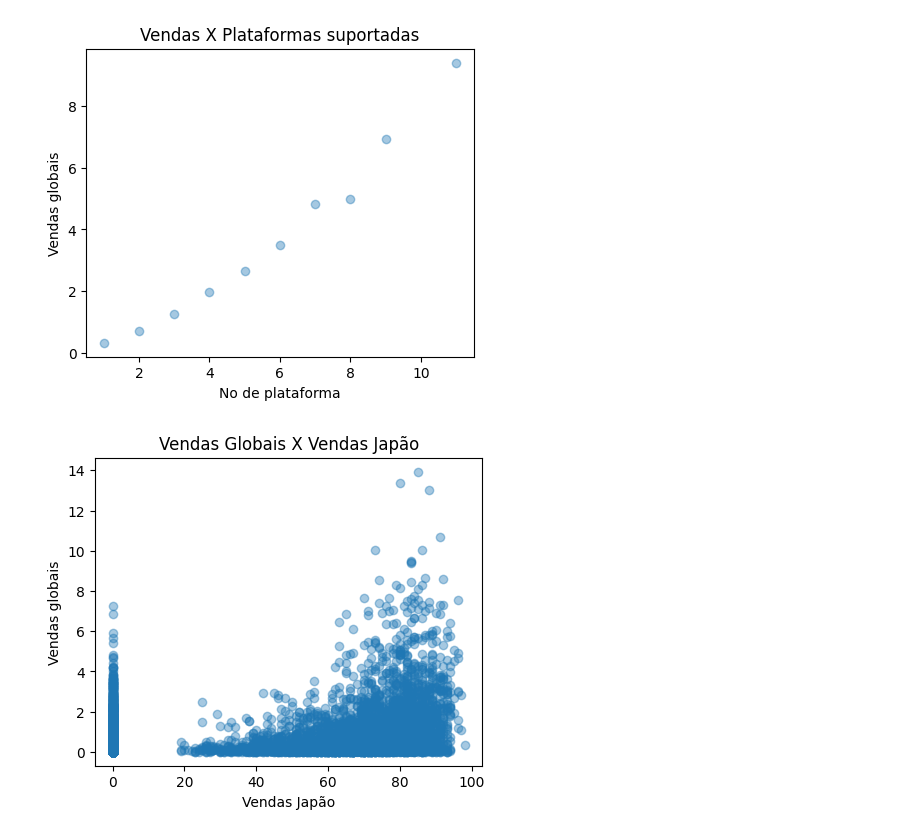
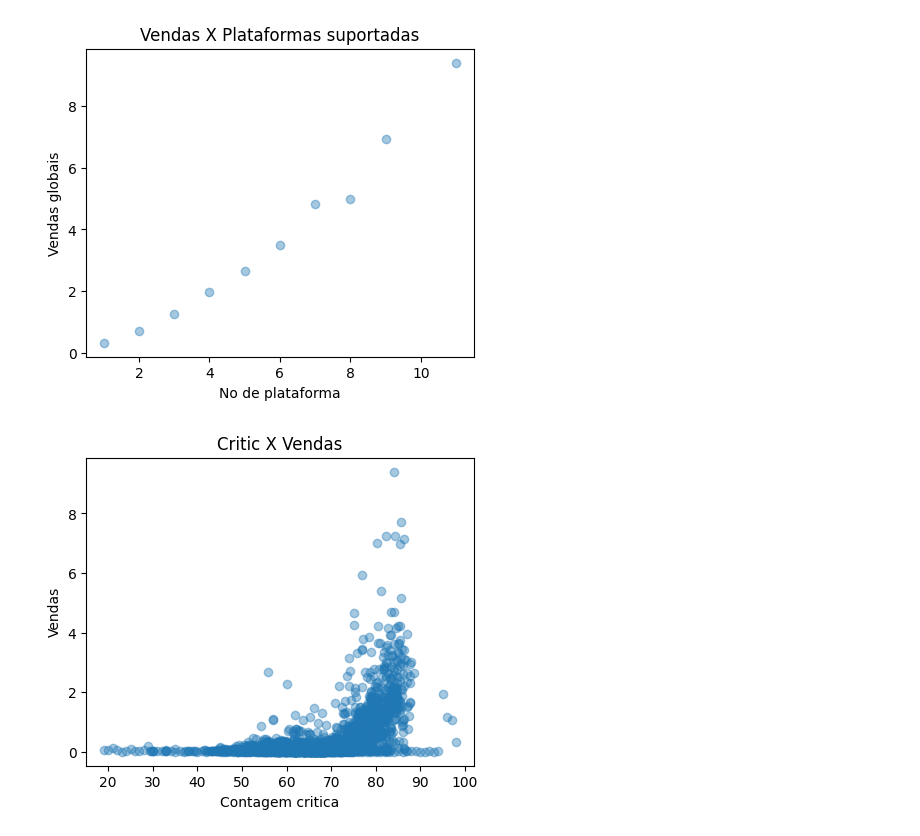
Before and after one commit to wolke412/topicos-4, a Jupyter notebook: test.ipynb, the cells around one changed output. Drawn from its saved outputs; the diff is of its cells as text; code cells hidden in the pictures.

```diff
--- a/test.ipynb
+++ b/test.ipynb
@@ -59,7 +141,7 @@ grouped = fdf.groupby( "Name" )
 a = grouped.agg(
     Genre=("Genre", "first"),
     Developer=("Developer", "first"),
-    Greatest=("Greatest", "first"),
+    # Greatest=("Gret", "first"),
     Publisher=("Publisher", "first"),
     Year_of_Release=("Year_of_Release", "first"),
     Rating=("Rating", "first"),
@@ -111,3 +175,13 @@ plt.show()
+# %%
+# Cria coluna com a região que mais vendeu
+column_to_number = {
+    'NA_Sales':    "NA",
+    'EU_Sales':    "EU",
+    'JP_Sales':    "JP",
+    'Other_Sales': "Outro"
+}
+
+a['Greatest'] = a[['NA_Sales', 'EU_Sales', 'JP_Sales', 'Other_Sales']].idxmax(axis=1).map(column_to_number)
 # %%
 fdf = a
 fdf = fdf.groupby("Count_Platforms")["Global_Sales"].mean().reset_index()
@@ -133,24 +207,25 @@ plt.show()
 # %%
 
 fdf = a
-fdf.dropna()
+
+min_sales = fdf.groupby('True_Score')['Global_Sales'].min().reset_index()
 
 plt.figure(figsize=(5, 4))
 plt.scatter(
-  fdf['True_Score'],
-  fdf['Global_Sales'],
+  min_sales['True_Score'],
+  min_sales['Global_Sales'],
 
   cmap='viridis',
   alpha=.4
 )
 
-plt.ylabel('Vendas globais')
-plt.xlabel('Vendas Japão')
+plt.ylabel('Vendas')
+plt.xlabel('Contagem critica')
 
-plt.title('Vendas Globais X Vendas Japão')
+plt.title('Critic X Vendas')
 
 plt.show()
 # %% [output]
-[figure, old version]
+[figure, new version]
 # %%
 from sklearn.model_selection import train_test_split
```
Also changed, not shown: parts of 12 cells of this notebook, 2 other files.
